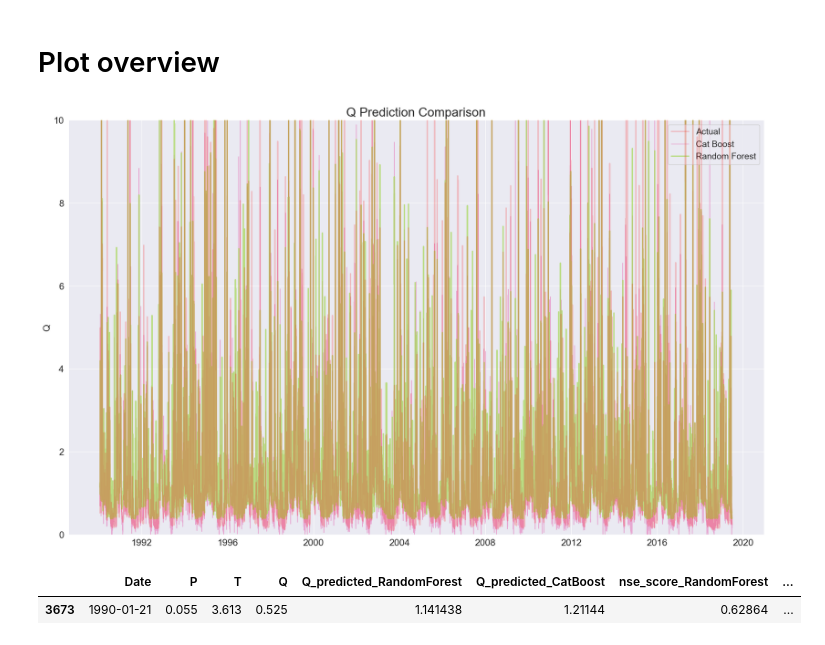
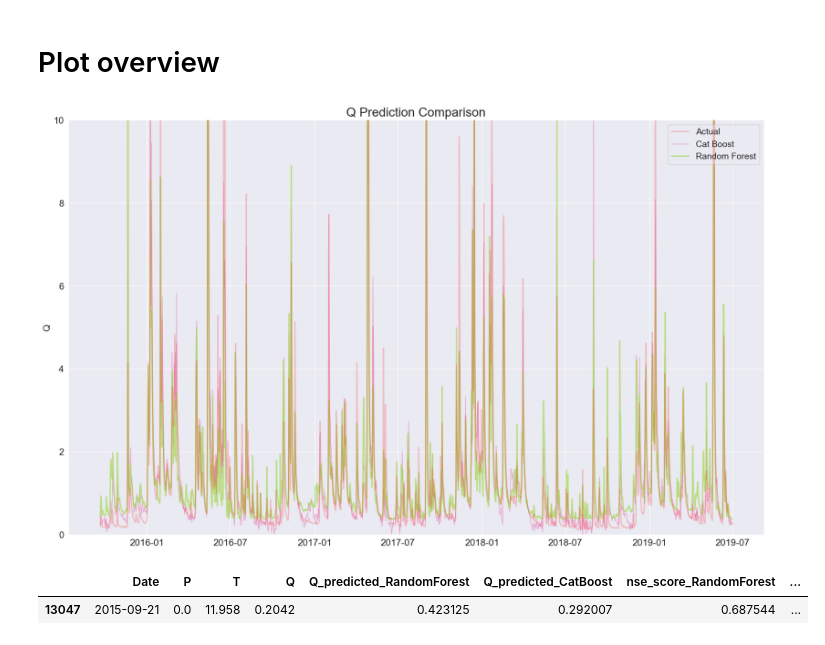
Before and after one commit to widmerc/GEO475, a Jupyter notebook: model_ml.ipynb, the cells around one changed output. Cells and saved outputs as stored; diff of their text form; code cells hidden in the pictures.

```diff
--- a/model_ml.ipynb
+++ b/model_ml.ipynb
@@ -27,7 +27,7 @@ colors = sns.color_palette("colorblind")
 colors2 = sns.color_palette("Set2")
 # %%
 #Where to split?
-split_date="1985-01-01"
+split_date="2015-09-01"
 
 
 
@@ -493,14 +493,14 @@ def update(frame):
 #animation.save('./output/model_animation.mp4', writer='ffmpeg')
 plt.show()
 # %% [output]
-[figure, old version]
+[figure, new version]
 # %%
 test_set["nse_score_Catboost"] = nse_scorer(test_set["Q"], test_set["Q_predicted_CatBoost"])
 test_set["nse_score_RandomForest"] = nse_scorer(test_set["Q"], test_set["Q_predicted_RandomForest"])
 test_set_export = test_set[["Date","P", "T", "Q","Q_predicted_RandomForest","Q_predicted_CatBoost", "nse_score_RandomForest","nse_score_Catboost"]]
 # %%
-test_set_export.to_csv("PTQ_ML_25_75.txt", sep='\t', index=False)
+test_set_export.to_csv("PTQ_ML_90_10.txt", sep='\t', index=False)
 test_set_export.head(1)
 # %% [output]
 |  | Date | P | T | Q | Q_predicted_RandomForest | Q_predicted_CatBoost | nse_score_RandomForest | ... |
-| 3673 | 1990-01-21 | 0.055 | 3.613 | 0.525 | 1.141438 | 1.21144 | 0.62864 | ... |
+| 13047 | 2015-09-21 | 0.0 | 11.958 | 0.2042 | 0.423125 | 0.292007 | 0.687544 | ... |
```
Also changed, not shown: parts of 9 cells of this notebook, 6 other files.
